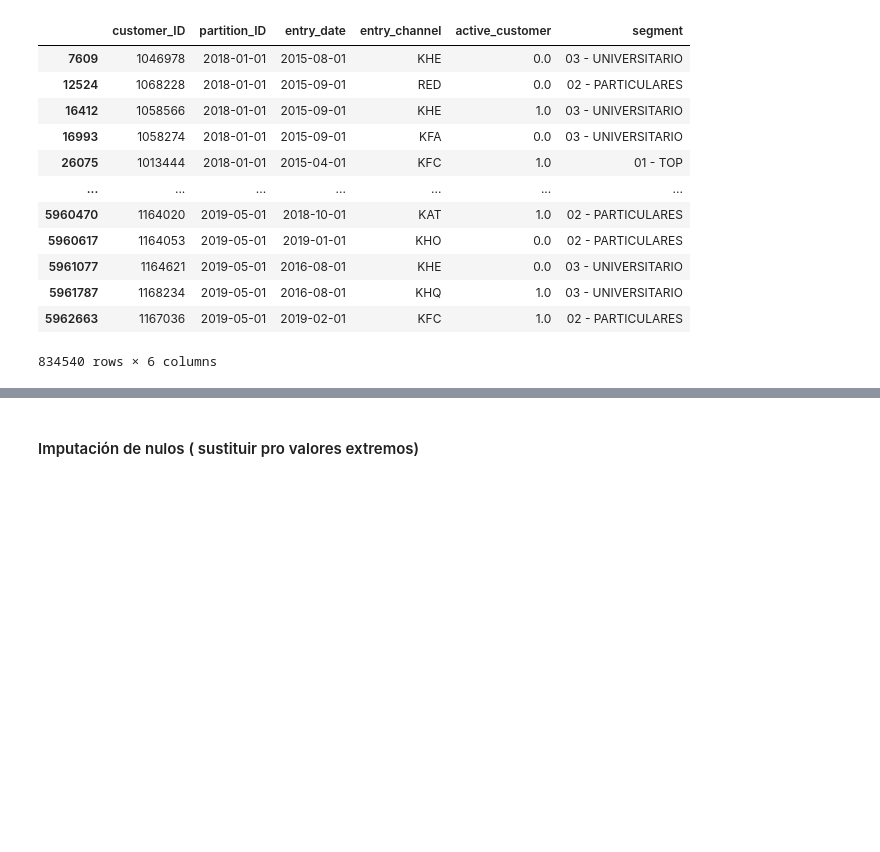
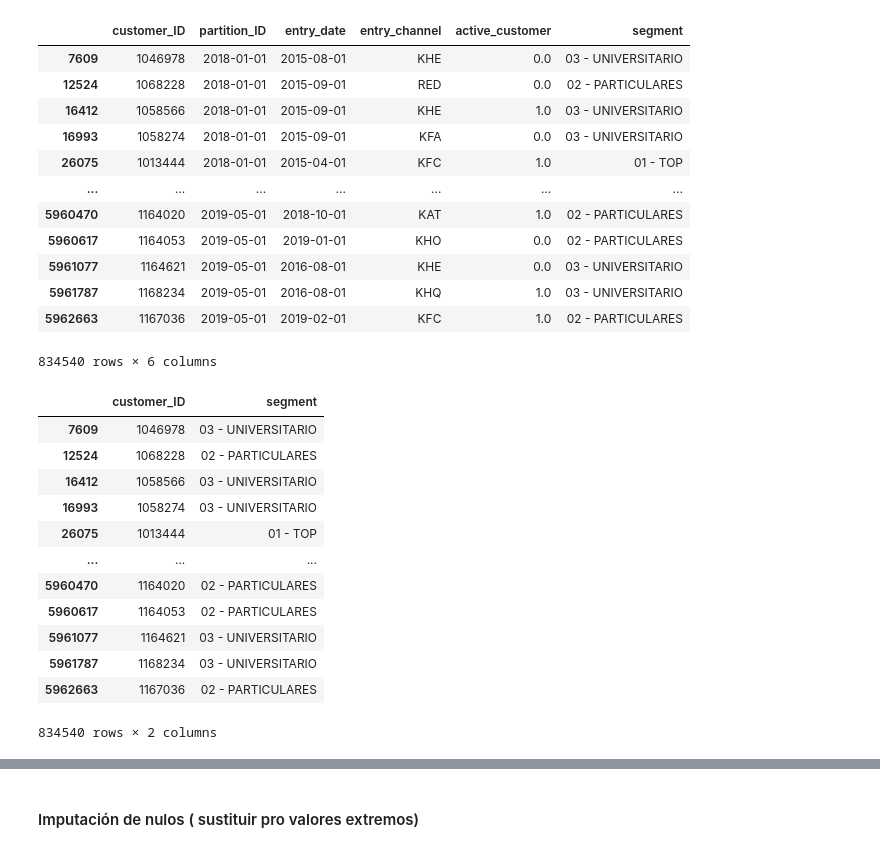
Before and after one commit to RicardColomOrero/easymoney, a Jupyter notebook: Easymoney_Ricard.ipynb, the cells around one changed output, grey strips where cells are left out. Drawn from its saved outputs; the diff is of its cells as text; code cells hidden in the pictures; blank space fills up the shorter version.

```diff
--- a/Easymoney_Ricard.ipynb
+++ b/Easymoney_Ricard.ipynb
@@ -564,5 +564,21 @@ df[(df.customer_ID.isin(list_ids_nullsegment))&(df['segment'].notnull())]
 834540 rows × 6 columns
 # %%
 valores_nulos_segment=df[(df.customer_ID.isin(list_ids_nullsegment))&(df['segment'].notnull())][['customer_ID','segment']]
+# %%
+valores_nulos_segment
+# %% [output]
+|  | customer_ID | segment |
+| 7609 | 1046978 | 03 - UNIVERSITARIO |
+| 12524 | 1068228 | 02 - PARTICULARES |
+| 16412 | 1058566 | 03 - UNIVERSITARIO |
+| 16993 | 1058274 | 03 - UNIVERSITARIO |
+| 26075 | 1013444 | 01 - TOP |
+| ... | ... | ... |
+| 5960470 | 1164020 | 02 - PARTICULARES |
+| 5960617 | 1164053 | 02 - PARTICULARES |
+| 5961077 | 1164621 | 03 - UNIVERSITARIO |
+| 5961787 | 1168234 | 03 - UNIVERSITARIO |
+| 5962663 | 1167036 | 02 - PARTICULARES |
+834540 rows × 2 columns
 # %%
 dict_valores_nulos_segment=valores_nulos_segment.to_dict()
```
Also changed, not shown: parts of 3 cells of this notebook.
